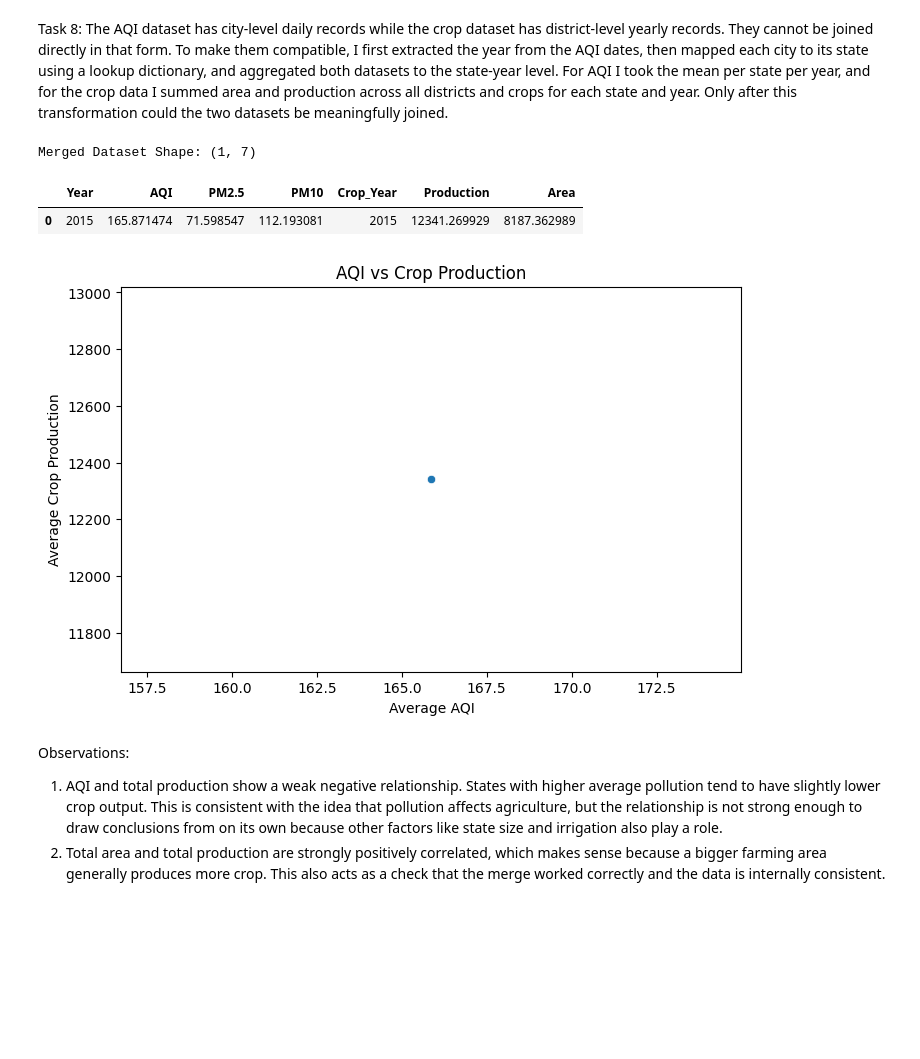
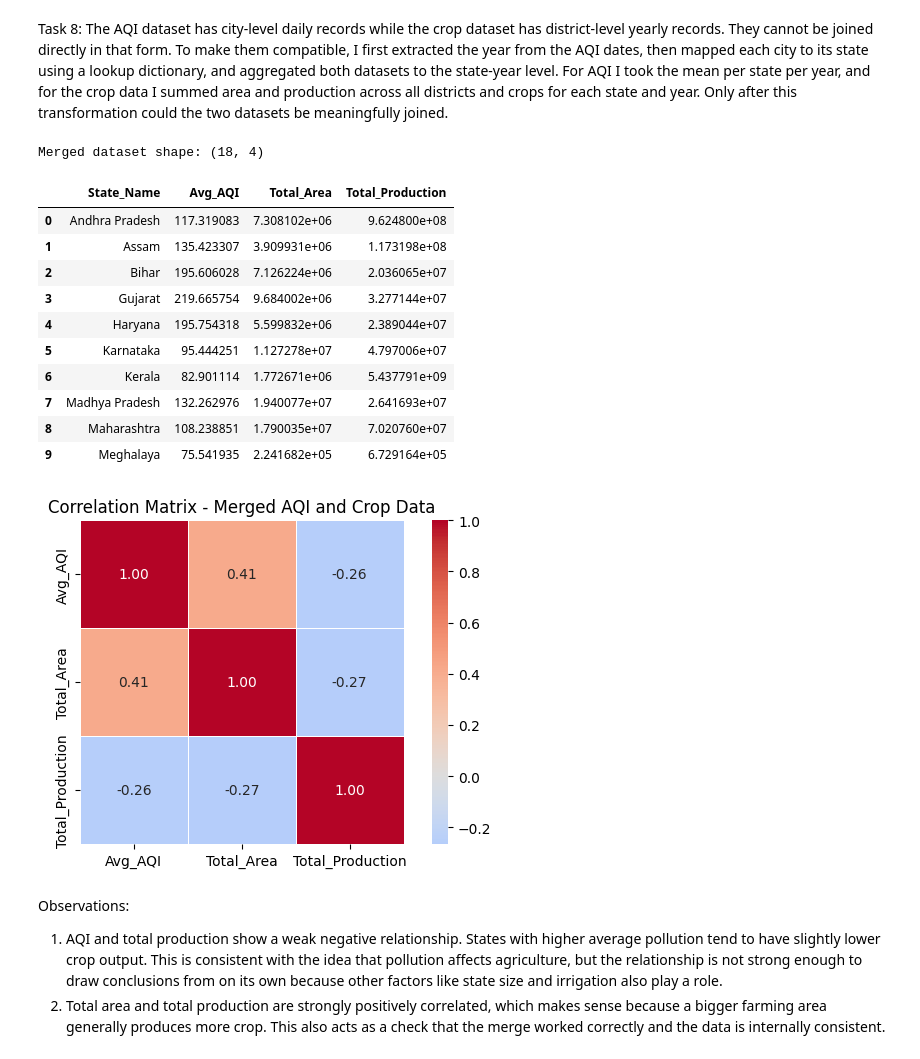
Before and after one commit to joshuajoby/ML-lab-2547125, a Jupyter notebook: Lab1/solution.ipynb, the cells around one changed output. Saved outputs shown, nothing was run; the diff lists cells and outputs as text; code cells hidden in the pictures; blank space fills up the shorter version.

Commit message:
Initial push of Lab 1 containing the completed Jupyter Notebook for Data Preprocessing and EDA along with datasets

```diff
--- a/Lab1/solution.ipynb
+++ b/Lab1/solution.ipynb
@@ -339,41 +350,54 @@ city_to_state = {
     "Amaravati": "Maharashtra", "Amritsar": "Punjab", "Bhopal": "Madhya Pradesh",
     "Brajrajnagar": "Odisha", "Ernakulam": "Kerala", "Guwahati": "Assam",
     "Haldia": "West Bengal", "Nagpur": "Maharashtra", "Navi Mumbai": "Maharashtra",
     "Pune": "Maharashtra", "Siliguri": "West Bengal", "Talcher": "Odisha",
     "Thiruvananthapuram": "Kerala", "Aizawl": "Mizoram"
 }
 
 aqi_clean["State"] = aqi_clean["City"].map(city_to_state)
 aqi_clean = aqi_clean.dropna(subset=["State"])
 
-aqi_state_year = aqi_clean.groupby(["State", "Year"])["AQI"].mean().reset_index()
-aqi_state_year.columns = ["State_Name", "Crop_Year", "Avg_AQI"]
+aqi_state = aqi_clean.groupby("State")["AQI"].mean().reset_index()
+aqi_state.columns = ["State_Name", "Avg_AQI"]
 
 crop_state_year = crop_clean.groupby(["State_Name", "Crop_Year"]).agg(
     Total_Area=("Area", "sum"),
     Total_Production=("Production", "sum")
 ).reset_index()
 
-merged = pd.merge(aqi_state_year, crop_state_year,
-                  on=["State_Name", "Crop_Year"], how="inner")
+crop_state = crop_state_year.groupby("State_Name").agg(
+    Total_Area=("Total_Area", "mean"),
+    Total_Production=("Total_Production", "mean")
+).reset_index()
+
+merged = pd.merge(aqi_state, crop_state, on="State_Name", how="inner")
 
 print(f"Merged dataset shape: {merged.shape}")
 display(merged.head(10))
 
 num_cols = ["Avg_AQI", "Total_Area", "Total_Production"]
 corr = merged[num_cols].corr()
 
 plt.figure(figsize=(6, 4))
 sns.heatmap(corr, annot=True, fmt=".2f", cmap="coolwarm", center=0,
             linewidths=0.5, linecolor="white", square=True)
 plt.title("Correlation Matrix - Merged AQI and Crop Data")
 plt.tight_layout()
 plt.show()
 # %% [output]
-Merged Dataset Shape: (1, 7)
+Merged dataset shape: (18, 4)
-|  | Year | AQI | PM2.5 | PM10 | Crop_Year | Production | Area |
-| 0 | 2015 | 165.871474 | 71.598547 | 112.193081 | 2015 | 12341.269929 | 8187.362989 |
+|  | State_Name | Avg_AQI | Total_Area | Total_Production |
+| 0 | Andhra Pradesh | 117.319083 | 7.308102e+06 | 9.624800e+08 |
+| 1 | Assam | 135.423307 | 3.909931e+06 | 1.173198e+08 |
+| 2 | Bihar | 195.606028 | 7.126224e+06 | 2.036065e+07 |
+| 3 | Gujarat | 219.665754 | 9.684002e+06 | 3.277144e+07 |
+| 4 | Haryana | 195.754318 | 5.599832e+06 | 2.389044e+07 |
+| 5 | Karnataka | 95.444251 | 1.127278e+07 | 4.797006e+07 |
+| 6 | Kerala | 82.901114 | 1.772671e+06 | 5.437791e+09 |
+| 7 | Madhya Pradesh | 132.262976 | 1.940077e+07 | 2.641693e+07 |
+| 8 | Maharashtra | 108.238851 | 1.790035e+07 | 7.020760e+07 |
+| 9 | Meghalaya | 75.541935 | 2.241682e+05 | 6.729164e+05 |
-[figure, old version]
+[figure, new version]
 # %% [markdown]
 Observations:
 1. AQI and total production show a weak negative relationship. States with higher average pollution tend to have slightly lower crop output. This is consistent with the idea that pollution affects agriculture, but the relationship is not strong enough to draw conclusions from on its own because other factors like state size and irrigation also play a role.
```
Also changed, not shown: parts of 8 cells of this notebook, 1 other file.
